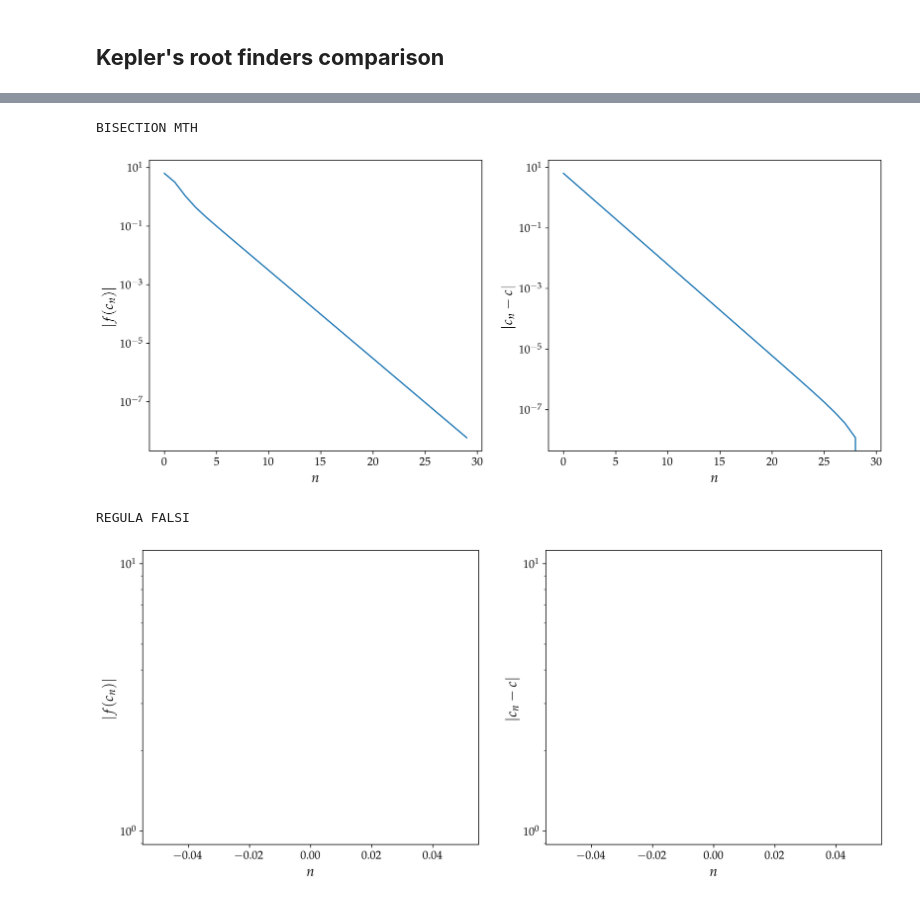
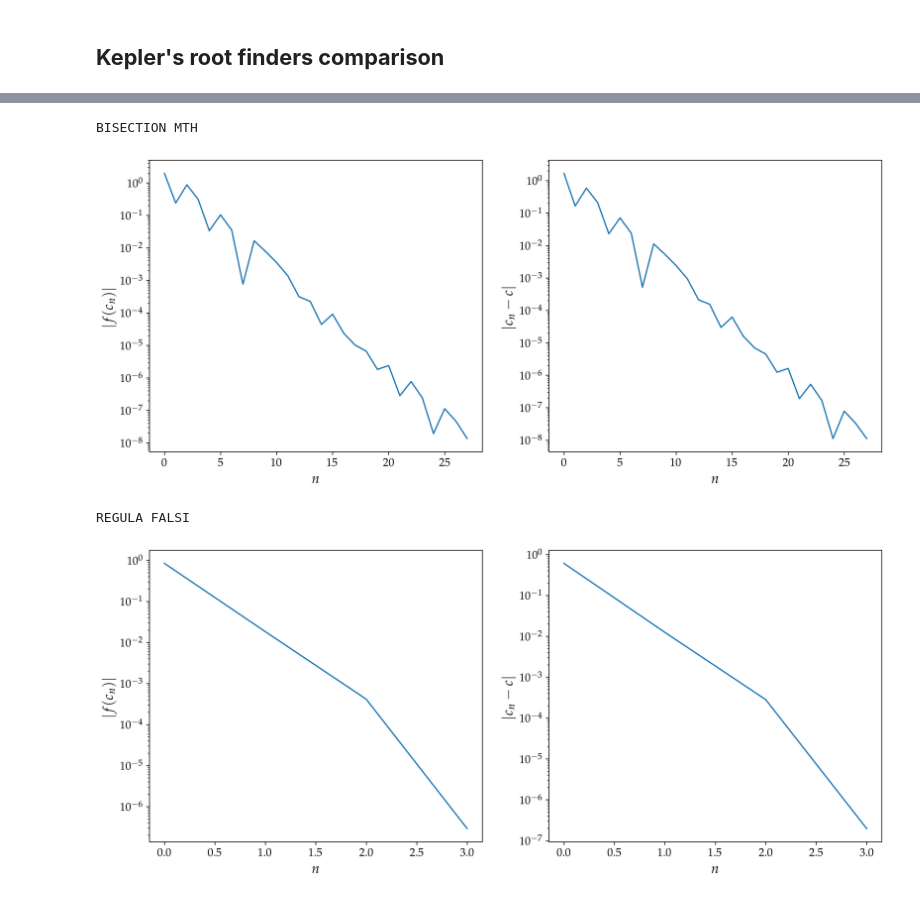
Before and after one commit to mvolpato-unimib/Lab_comp, a Jupyter notebook: ex12/bisection.ipynb, the cells around one changed output, grey strips where cells are left out. Drawn from its saved outputs; the diff is of its cells as text; code cells hidden in the pictures.

```diff
--- a/ex12/bisection.ipynb
+++ b/ex12/bisection.ipynb
@@ -181,7 +182,7 @@ T = 12.566370614359172
 # %%
 func = lambda E_1: 0.5 - E_1 - e * np.sin(E_1)
 
-start, end = (0, 2)
+start, end = (-1, 5)
 xcoo = np.linspace(start, end, 100)
 ycoo = func(xcoo)
 
@@ -202,7 +203,7 @@ print('\ndiff =', diff)
 
 plt.figure(figsize=(10, 6))
 plt.plot(xcoo, ycoo, label=r'$f(E(1)) = 0.5 - E(1) + e \cdot \text{sin}(E(1))$', lw=3)
-plt.vlines(c_optim, max(ycoo), min(ycoo), ls='-.', lw=2, color='red', alpha=0.8, label=rf'$x = {c_optim:.2f}$')
+plt.vlines(c_optim, max(ycoo), min(ycoo), ls='-.', lw=2, color='red', alpha=0.8, label=rf'$c \approx {c_optim:.2f}$')
 
 plt.xlabel(r'$E(1)$')
 plt.ylabel(r'$f(E(1))$')
@@ -254,37 +255,37 @@ def plot_bisec(f, a, b, optim=True, tol=1e-8, MaxIter=500):
         f_ls.append(fc)
         n_iter += 1
 
         if abs(fc) < tol or abs(b - a) < tol:
             break
 
     return f_ls, diff_c, c, n_iter
 
 def plotty(res, name):
     fls, cls, c, niter = res
-    xcoo = np.arange(0, niter)
-    f = abs(np.array(fls))
-    cs = abs(np.array(cls) - cls[-1])
+    xcoo = np.arange(0, niter)[:-1]
+    f = abs(np.array(fls))[:-1]
+    cs = abs(np.array(cls) - cls[-1])[:-1]
 
     fig, ax = plt.subplots(1, 2, figsize=(15, 6))
     ax[0].plot(xcoo, f)
     ax[0].set_xlabel(r'$n$')
     ax[0].set_ylabel(r'$|f(c_n)|$')
     ax[0].set_yscale('log')
 
     ax[1].plot(xcoo, cs)
     ax[1].set_xlabel(r'$n$')
     ax[1].set_ylabel(r'$|c_n - c|$')
     ax[1].set_yscale('log')
     plt.savefig('plots/'+name+'.png')
     plt.show()
 
 print('\nBISECTION MTH')
-plotty(plot_bisec(find_Et, start, end, optim=False), 'bis_kep')
+plotty(plot_bisec(func, start, end, optim=False), 'bis_kep')
 
 print('REGULA FALSI')
-plotty(plot_bisec(find_Et, start, end, optim=True,), 'optim_kep')
+plotty(plot_bisec(func, start, end, optim=True,), 'optim_kep')
 # %% [output]
 BISECTION MTH
-[figure, old version]
+[figure, new version]
 REGULA FALSI
-[figure, old version]
+[figure, new version]
```
Also changed, not shown: parts of 3 cells of this notebook, 5 other files.
